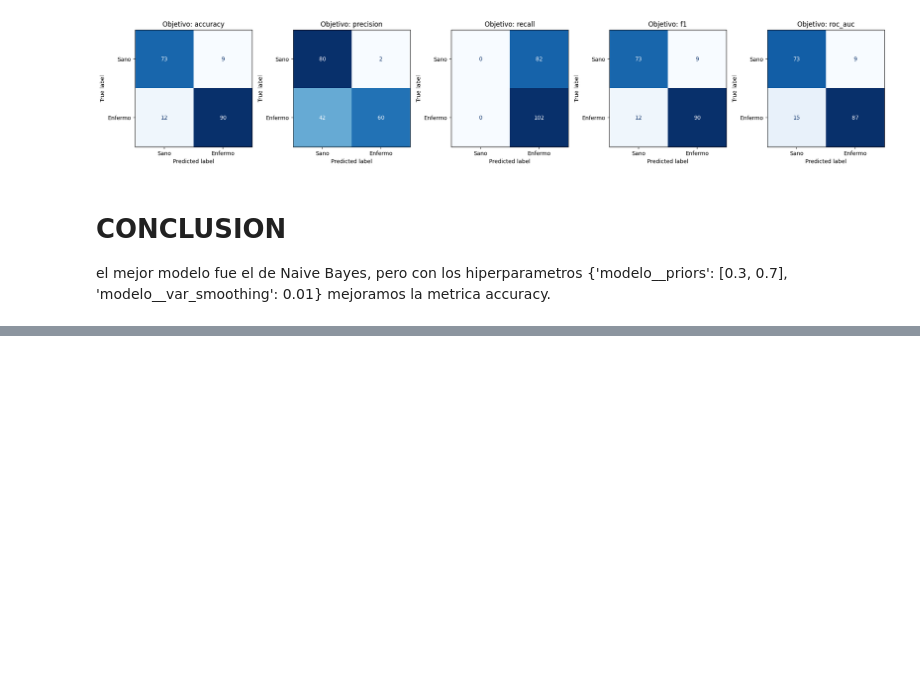
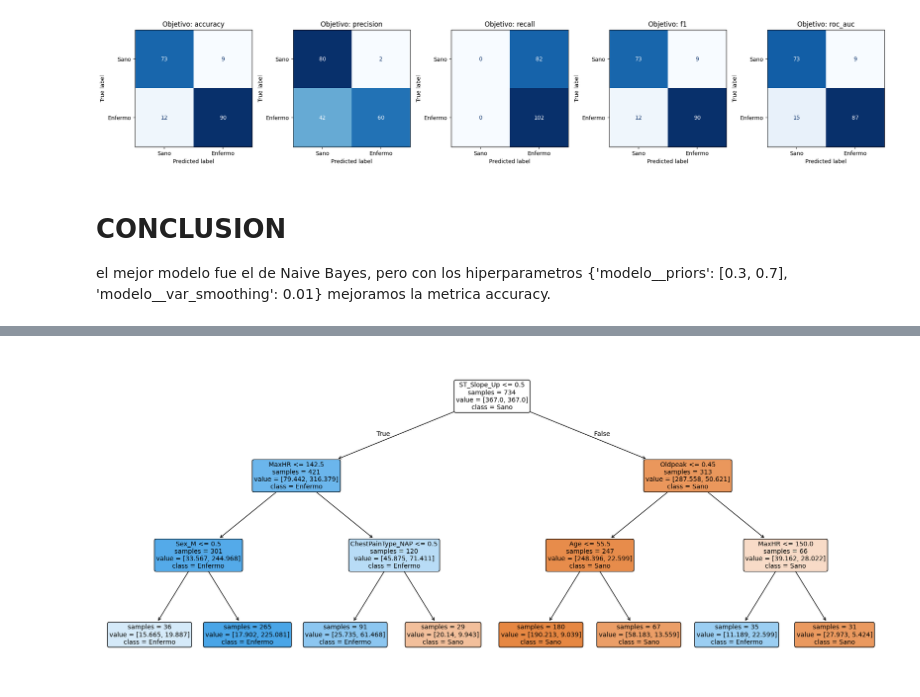
Before and after one commit to chelseame/IA_practicas, a Jupyter notebook: Parcial 2/Practica_SVM_Reglog_NB.ipynb, the cells around one changed output, grey strips where cells are left out. Cells and saved outputs as stored; diff of their text form; code cells hidden in the pictures; blank space fills up the shorter version.

```diff
--- a/Parcial 2/Practica_SVM_Reglog_NB.ipynb
+++ b/Parcial 2/Practica_SVM_Reglog_NB.ipynb
@@ -571,0 +663,7 @@ el mejor modelo fue el de Naive Bayes, pero con los hiperparametros {'modelo__pr
+# %%
+plt.figure(figsize=(22, 9))
+plot_tree(mejores_modelos["f1"].named_steps["modelo"], feature_names=X.columns,
+          class_names=clases, filled=True, rounded=True, impurity=False, fontsize=10)
+plt.show()
+# %% [output]
+[figure, added]
```
Also changed, not shown: parts of 14 cells of this notebook.
